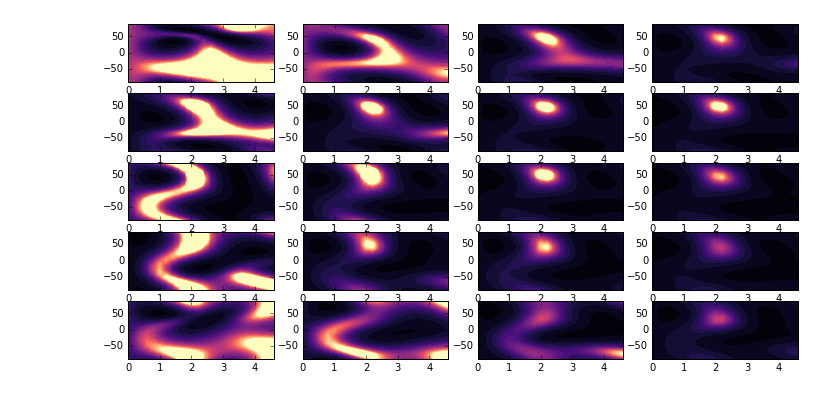
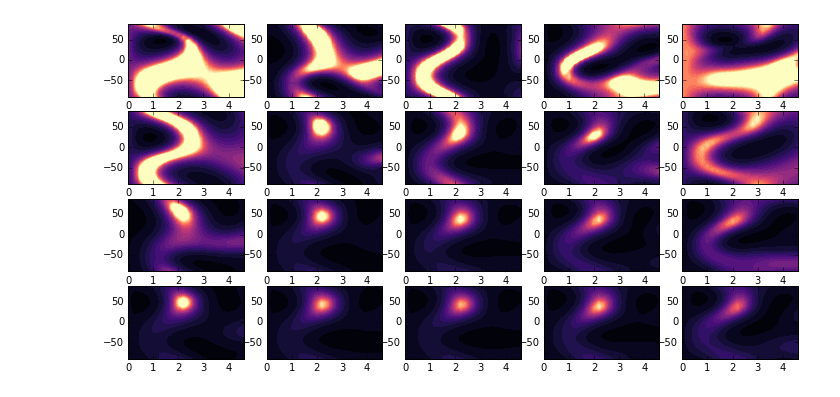
Before and after one commit to JackWalpole/splitwavepy, a Jupyter notebook: devel/Window_Scanning.ipynb, the cells around one changed output. Saved outputs shown, nothing was run; the diff lists cells and outputs as text; code cells hidden in the pictures.

```diff
--- a/devel/Window_Scanning.ipynb
+++ b/devel/Window_Scanning.ipynb
@@ -23,8 +23,11 @@ def window_scan(pair,widths,offsets,**kwargs):
     if not isinstance(widths,np.ndarray):
         raise Exception('widths must be a numpy.ndarray')
 
-    # grunt work using list comprehension
-    listM = [ [ sw.EigenM(pair,window=sw.Window(w,o,**kwargs)) for w in widths ] for o in offsets ]
+    # populate a lis of measurements
+    listM=[]
+    for w in widths:
+        for o in offsets:
+            listM.append(sw.EigenM(pair,window=sw.Window(w,o,**kwargs)))
 
     return listM
 # %%
@@ -37,15 +40,18 @@ listM = window_scan(p,widths,offsets)
 # %%
 import matplotlib.gridspec as gridspec
 
 fig = plt.figure(figsize=(12,6))
-gs = gridspec.GridSpec(len(offsets),len(widths))
+nwid = widths.size
+noff = offsets.size
+gs = gridspec.GridSpec(nwid,noff)
 v = np.linspace(0, 50, 26, endpoint=True)
-for ii in range(len(offsets)):
-    for jj in range(len(widths)):
+
+for ii in range(nwid):
+    for jj in range(noff):
         ax = plt.subplot(gs[ii,jj])
-        m = listM[ii][jj]
+        m = listM[ii*noff+jj]
         ax.contourf(m.tlags,m.degs,m.lam1/m.lam2,v,cmap='magma',extend='max')
 
 plt.show()
 # %% [output]
-[figure, old version]
+[figure, new version]
```
Also changed, not shown: parts of 4 cells of this notebook, 4 other files.
